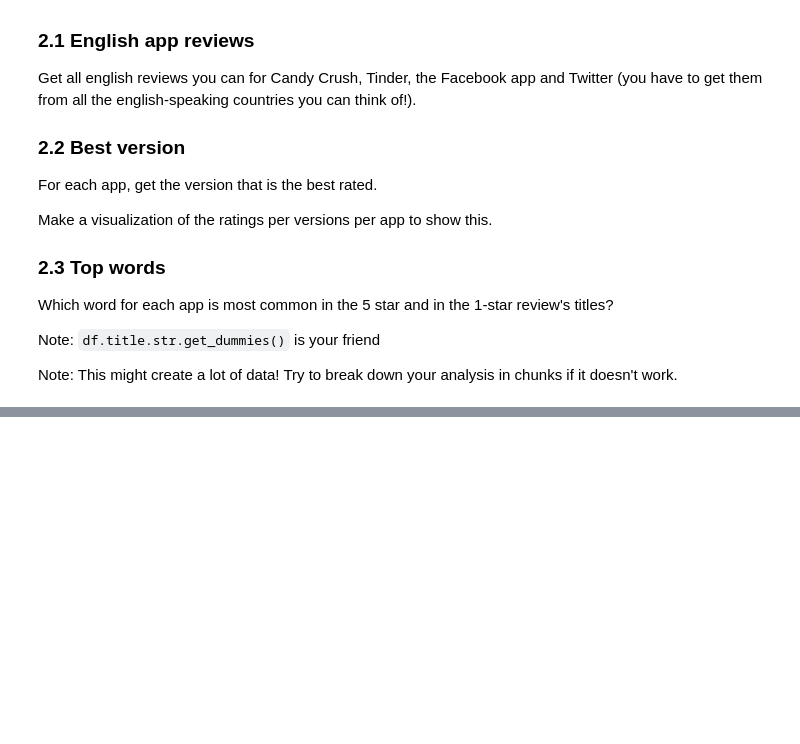
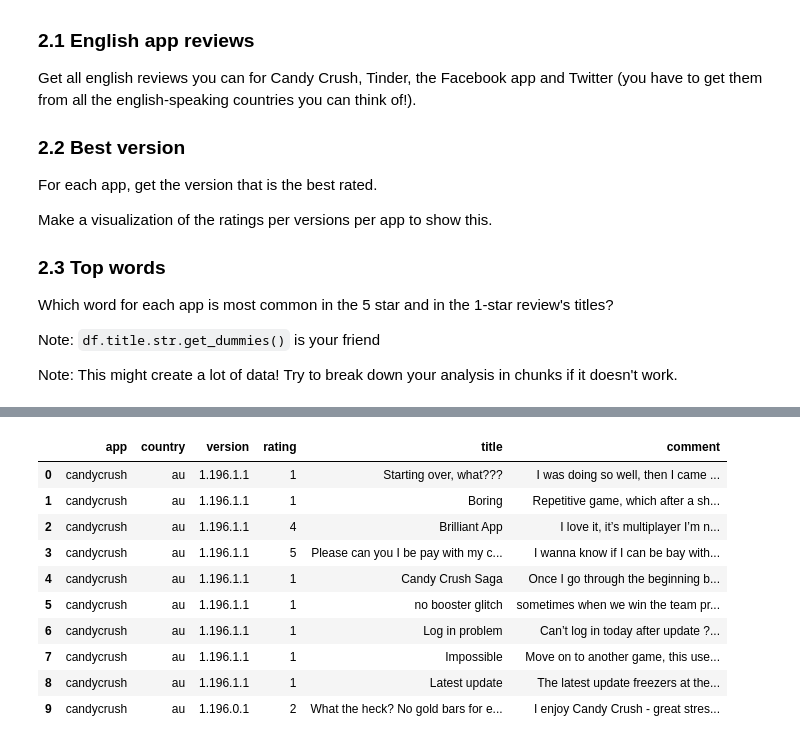
Before and after one commit to cb-ds-1/4-5-web-data, a Jupyter notebook: workshop.ipynb, the cells around one changed output, grey strips where cells are left out. Saved outputs shown, nothing was run; the diff lists cells and outputs as text; code cells hidden in the pictures; blank space fills up the shorter version.

```diff
--- a/workshop.ipynb
+++ b/workshop.ipynb
@@ -57,0 +122,44 @@ Note: This might create a lot of data! Try to break down your analysis in chunks
+# %%
+df = pd.DataFrame()
+
+for id in ids:
+    for c in countries:
+        pg = 1
+
+        r.status_code = 200
+        while r.status_code == 200:
+            try:
+                url = f'https://itunes.apple.com/{c}/rss/customerreviews/id={id}/page={pg}/sortby=mostrecent/json'
+                r = requests.get(url)
+                j = json.loads(r.content)
+                reviews = {}
+                reviews['version'] = [ e['im:version']['label'] for e in j['feed']['entry'] ]
+                reviews['rating'] = [ e['im:rating']['label'] for e in j['feed']['entry'] ]
+                reviews['title'] = [ e['title']['label'] for e in j['feed']['entry'] ]
+                reviews['comment'] = [ e['content']['label'] for e in j['feed']['entry'] ]
+                reviews['country'] = [c for _ in range(0,len(reviews['version']))]
+                reviews['app'] = [id for _ in range(0,len(reviews['version']))]
+                pg += 1
+            except:
+                r.status_code = 999
+
+            df = pd.concat([df, pd.DataFrame.from_dict(reviews)])
+
+df['app'] = df['app'].replace(ids,apps)
+
+df = df[['app', 'country', 'version', 'rating', 'title', 'comment']]
+# %%
+df.head(10)
+#df.info()
+# %% [output]
+|  | app | country | version | rating | title | comment |
+| 0 | candycrush | au | 1.196.1.1 | 1 | Starting over, what??? | I was doing so well, then I came ... |
+| 1 | candycrush | au | 1.196.1.1 | 1 | Boring | Repetitive game, which after a sh... |
+| 2 | candycrush | au | 1.196.1.1 | 4 | Brilliant App | I love it, it’s multiplayer I’m n... |
+| 3 | candycrush | au | 1.196.1.1 | 5 | Please can you I be pay with my c... | I wanna know if I can be bay with... |
+| 4 | candycrush | au | 1.196.1.1 | 1 | Candy Crush Saga | Once I go through the beginning b... |
+| 5 | candycrush | au | 1.196.1.1 | 1 | no booster glitch | sometimes when we win the team pr... |
+| 6 | candycrush | au | 1.196.1.1 | 1 | Log in problem | Can’t log in today after update ?... |
+| 7 | candycrush | au | 1.196.1.1 | 1 | Impossible | Move on to another game, this use... |
+| 8 | candycrush | au | 1.196.1.1 | 1 | Latest update | The latest update freezers at the... |
+| 9 | candycrush | au | 1.196.0.1 | 2 | What the heck? No gold bars for e... | I enjoy Candy Crush - great stres... |
```
Also changed, not shown: parts of 11 cells of this notebook.
